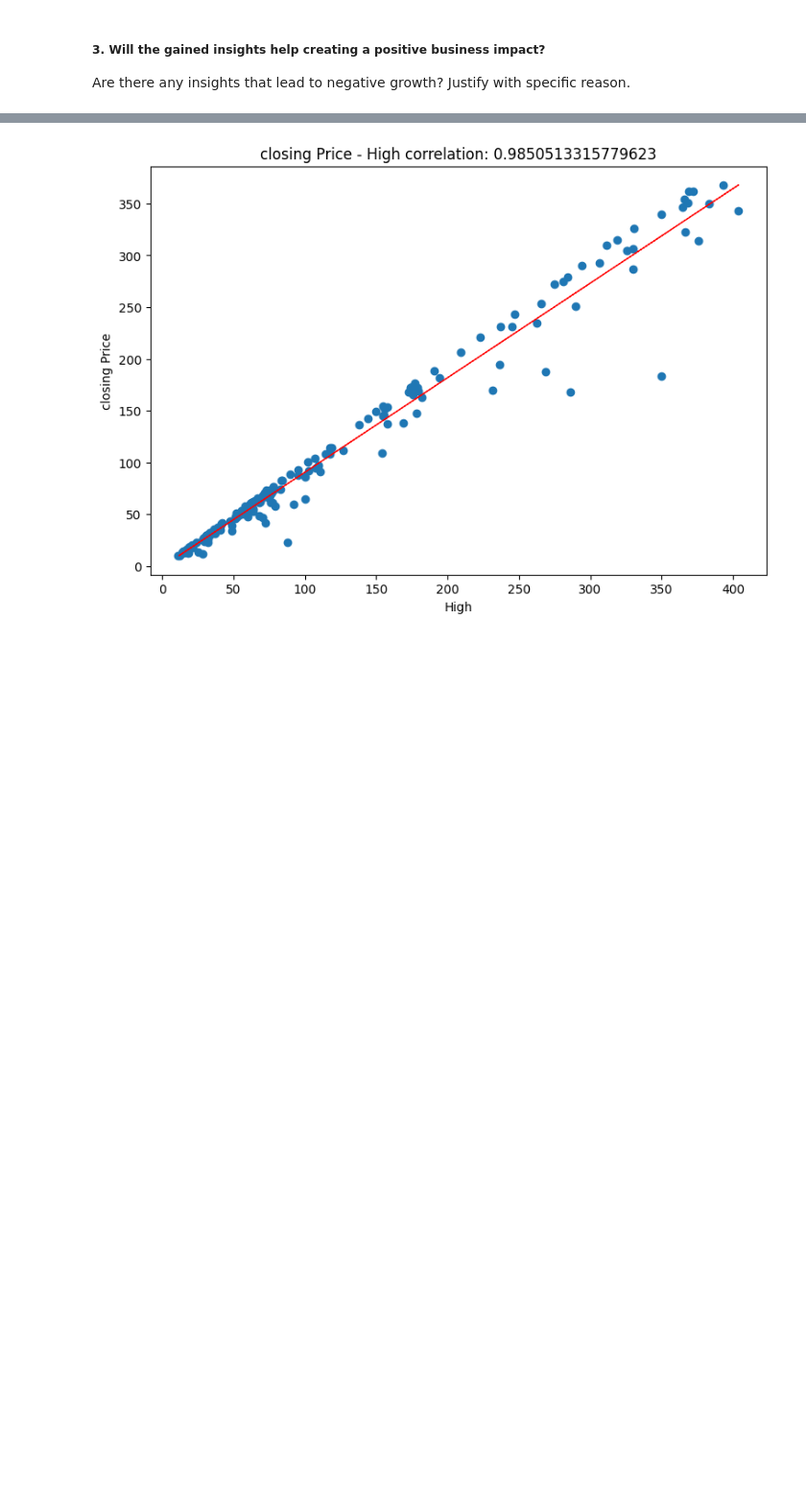
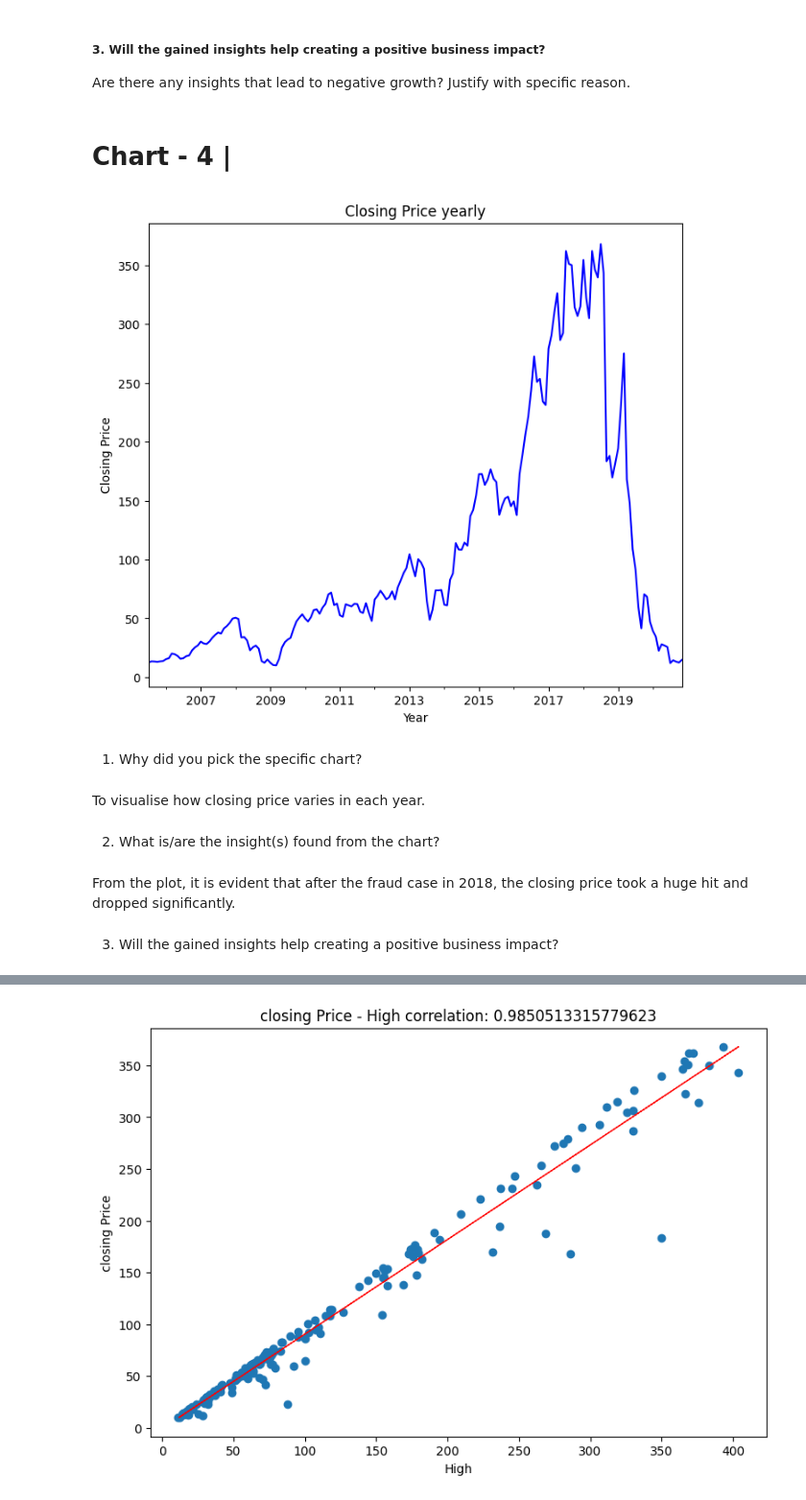
Before and after one commit to fash098/Yes_Bank_Stock_Price_Prediction, a Jupyter notebook: ML_Regression_Capstone_Project.ipynb, the cells around one changed output, grey strips where cells are left out. Shown at 96% size. Drawn from its saved outputs; the diff is of its cells as text; code cells hidden in the pictures; blank space fills up the shorter version.

```diff
--- a/ML_Regression_Capstone_Project.ipynb
+++ b/ML_Regression_Capstone_Project.ipynb
@@ -438,3 +441,25 @@ Answer Here
 # %% [markdown]
 ##### 3. Will the gained insights help creating a positive business impact?
 Are there any insights that lead to negative growth? Justify with specific reason.
+# %% [markdown]
+# Chart - 4 |
+# %%
+plt.figure(figsize=(8,7))
+df['Close'].plot(color = 'b')
+
+plt.xlabel('Year')
+plt.ylabel('Closing Price')
+plt.title('Closing Price yearly')
+plt.show()
+# %% [output]
+[figure, added]
+# %% [markdown]
+1. Why did you pick the specific chart?
+# %% [markdown]
+To visualise how closing price varies in each year.
+# %% [markdown]
+2. What is/are the insight(s) found from the chart?
+# %% [markdown]
+From the plot, it is evident that after the fraud case in 2018, the closing price took a huge hit and dropped significantly.
+# %% [markdown]
+3. Will the gained insights help creating a positive business impact?
```
Also changed, not shown: parts of 29 cells of this notebook.
